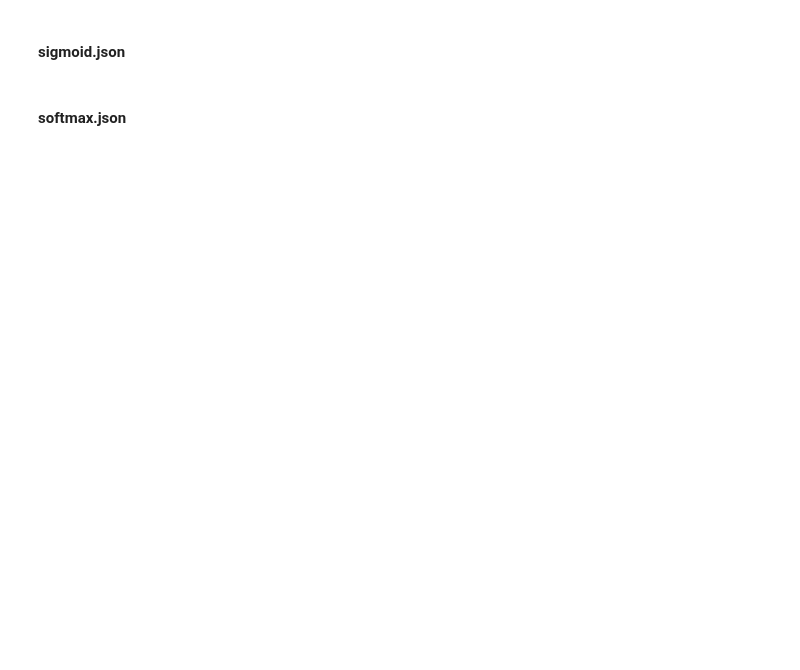
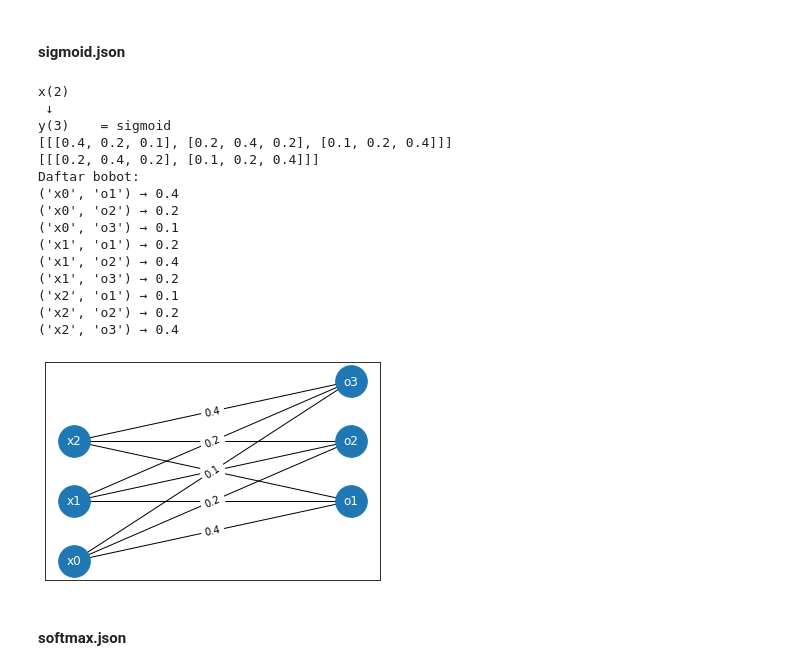
Before and after one commit to alifiarahmah/Tubes_13520122, a Jupyter notebook: src/TubesA_13520122.ipynb, the cells around one changed output. Drawn from its saved outputs; the diff is of its cells as text; code cells hidden in the pictures; blank space fills up the shorter version.

```diff
--- a/src/TubesA_13520122.ipynb
+++ b/src/TubesA_13520122.ipynb
@@ -309,8 +355,25 @@ case_relu.model.draw_structure()
 #### sigmoid.json
 # %%
 case_sigmoid = load_file("sigmoid.json")[0]
-case_sigmoid.model.draw_compact_structure()
-case_sigmoid.model.draw_structure()
+case_sigmoid.draw_compact_structure()
+case_sigmoid.draw_structure()
+# %% [output]
+x(2)
+ ↓
+y(3)    = sigmoid
+[[[0.4, 0.2, 0.1], [0.2, 0.4, 0.2], [0.1, 0.2, 0.4]]]
+[[[0.2, 0.4, 0.2], [0.1, 0.2, 0.4]]]
+Daftar bobot:
+('x0', 'o1') → 0.4
+('x0', 'o2') → 0.2
+('x0', 'o3') → 0.1
+('x1', 'o1') → 0.2
+('x1', 'o2') → 0.4
+('x1', 'o3') → 0.2
+('x2', 'o1') → 0.1
+('x2', 'o2') → 0.2
+('x2', 'o3') → 0.4
+[figure, added]
 # %% [markdown]
 #### softmax.json
 # %%
```
Also changed, not shown: parts of 14 cells of this notebook.
